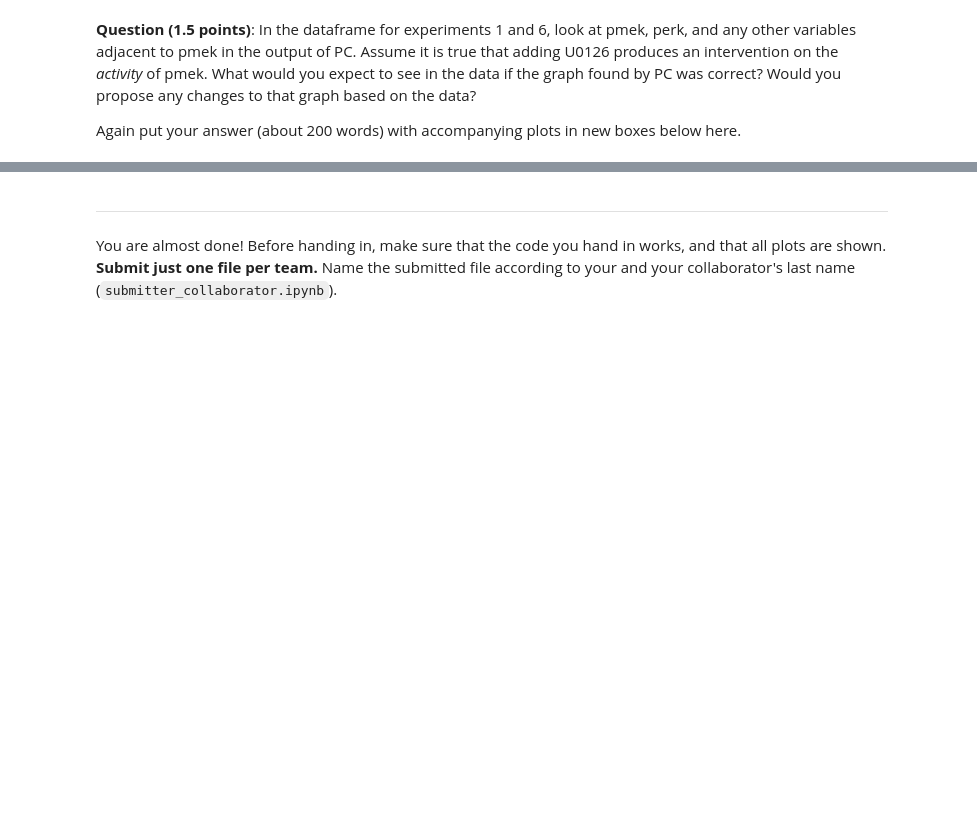
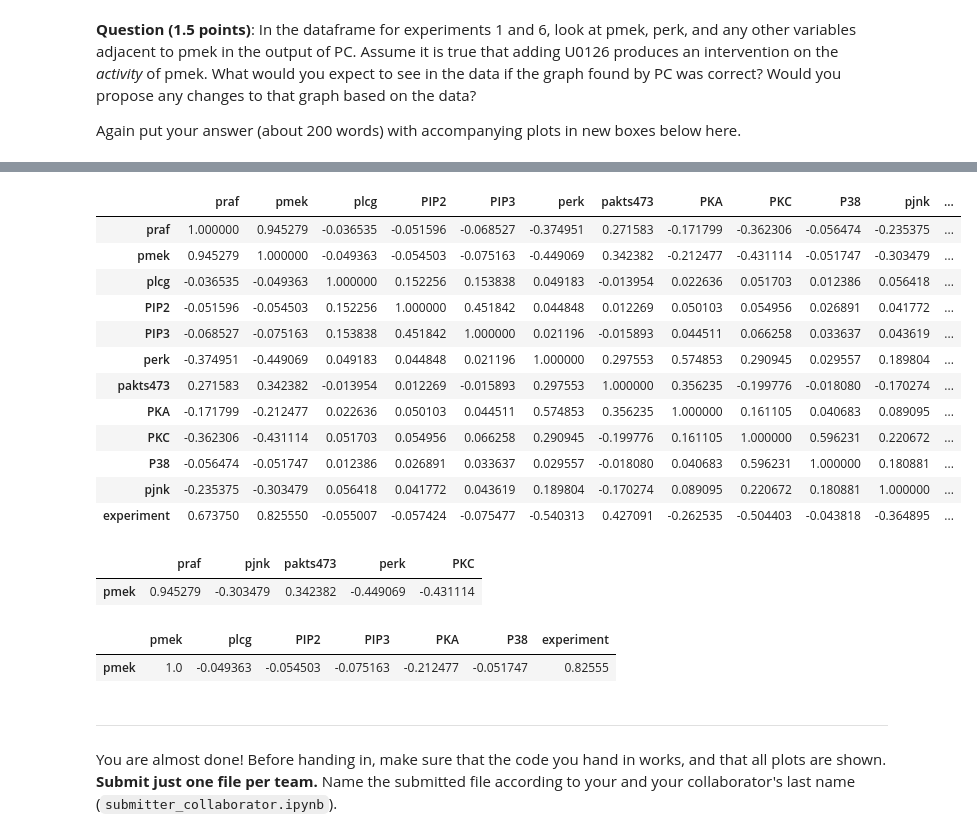
Before and after one commit to idangrady/INFOMAML, a Jupyter notebook: Programming_Assignments/Assignment_4/AML_assignment4.ipynb, the cells around one changed output, grey strips where cells are left out. Drawn from its saved outputs; the diff is of its cells as text; code cells hidden in the pictures; blank space fills up the shorter version.

```diff
--- a/Programming_Assignments/Assignment_4/AML_assignment4.ipynb
+++ b/Programming_Assignments/Assignment_4/AML_assignment4.ipynb
@@ -396,3 +537,31 @@ Again put your answer (about 200 words) with accompanying plots in new boxes bel
+# %%
+intervention6_data.corr()
+# %% [output]
+|  | praf | pmek | plcg | PIP2 | PIP3 | perk | pakts473 | PKA | PKC | P38 | pjnk | ... |
+| praf | 1.000000 | 0.945279 | -0.036535 | -0.051596 | -0.068527 | -0.374951 | 0.271583 | -0.171799 | -0.362306 | -0.056474 | -0.235375 | ... |
+| pmek | 0.945279 | 1.000000 | -0.049363 | -0.054503 | -0.075163 | -0.449069 | 0.342382 | -0.212477 | -0.431114 | -0.051747 | -0.303479 | ... |
+| plcg | -0.036535 | -0.049363 | 1.000000 | 0.152256 | 0.153838 | 0.049183 | -0.013954 | 0.022636 | 0.051703 | 0.012386 | 0.056418 | ... |
+| PIP2 | -0.051596 | -0.054503 | 0.152256 | 1.000000 | 0.451842 | 0.044848 | 0.012269 | 0.050103 | 0.054956 | 0.026891 | 0.041772 | ... |
+| PIP3 | -0.068527 | -0.075163 | 0.153838 | 0.451842 | 1.000000 | 0.021196 | -0.015893 | 0.044511 | 0.066258 | 0.033637 | 0.043619 | ... |
+| perk | -0.374951 | -0.449069 | 0.049183 | 0.044848 | 0.021196 | 1.000000 | 0.297553 | 0.574853 | 0.290945 | 0.029557 | 0.189804 | ... |
+| pakts473 | 0.271583 | 0.342382 | -0.013954 | 0.012269 | -0.015893 | 0.297553 | 1.000000 | 0.356235 | -0.199776 | -0.018080 | -0.170274 | ... |
+| PKA | -0.171799 | -0.212477 | 0.022636 | 0.050103 | 0.044511 | 0.574853 | 0.356235 | 1.000000 | 0.161105 | 0.040683 | 0.089095 | ... |
+| PKC | -0.362306 | -0.431114 | 0.051703 | 0.054956 | 0.066258 | 0.290945 | -0.199776 | 0.161105 | 1.000000 | 0.596231 | 0.220672 | ... |
+| P38 | -0.056474 | -0.051747 | 0.012386 | 0.026891 | 0.033637 | 0.029557 | -0.018080 | 0.040683 | 0.596231 | 1.000000 | 0.180881 | ... |
+| pjnk | -0.235375 | -0.303479 | 0.056418 | 0.041772 | 0.043619 | 0.189804 | -0.170274 | 0.089095 | 0.220672 | 0.180881 | 1.000000 | ... |
+| experiment | 0.673750 | 0.825550 | -0.055007 | -0.057424 | -0.075477 | -0.540313 | 0.427091 | -0.262535 | -0.504403 | -0.043818 | -0.364895 | ... |
+# %%
+adjacents_pmek = ['praf', 'pjnk', 'pakts473', 'perk', 'PKC']
+pd.DataFrame(intervention6_data.corr().iloc[1]).T[adjacents_pmek]
+# %% [output]
+|  | praf | pjnk | pakts473 | perk | PKC |
+| pmek | 0.945279 | -0.303479 | 0.342382 | -0.449069 | -0.431114 |
+# %%
+df = pd.DataFrame(intervention6_data.corr().iloc[1]).T
+df[[col for col in df.columns if col not in adjacents_pmek]]
+# %% [output]
+|  | pmek | plcg | PIP2 | PIP3 | PKA | P38 | experiment |
+| pmek | 1.0 | -0.049363 | -0.054503 | -0.075163 | -0.212477 | -0.051747 | 0.82555 |
 # %% [markdown]
 ---
 
```
Also changed, not shown: parts of 13 cells of this notebook.
